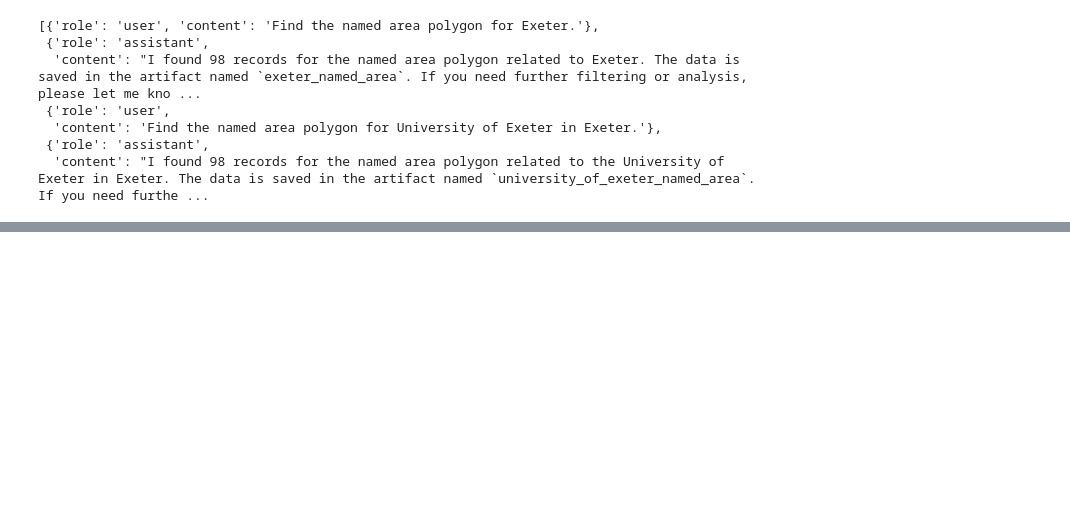
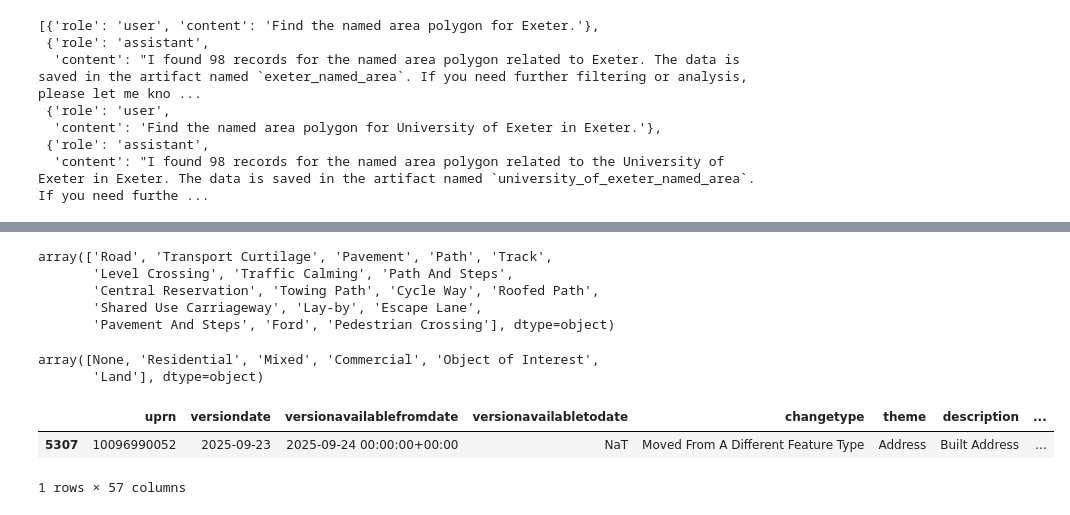
Before and after one commit to arjun8009/a2a_framework, a Jupyter notebook: system_tests.ipynb, the cells around one changed output, grey strips where cells are left out. Saved outputs shown, nothing was run; the diff lists cells and outputs as text; code cells hidden in the pictures; blank space fills up the shorter version.

```diff
--- a/system_tests.ipynb
+++ b/system_tests.ipynb
@@ -2227,0 +2275,21 @@ interaction.messages
+# %%
+gdf_road.description.unique()
+# %% [output]
+array(['Road', 'Transport Curtilage', 'Pavement', 'Path', 'Track',
+       'Level Crossing', 'Traffic Calming', 'Path And Steps',
+       'Central Reservation', 'Towing Path', 'Cycle Way', 'Roofed Path',
+       'Shared Use Carriageway', 'Lay-by', 'Escape Lane',
+       'Pavement And Steps', 'Ford', 'Pedestrian Crossing'], dtype=object)
+# %%
+gdf_road.address_primarydescription.unique()
+# %% [output]
+array([None, 'Residential', 'Mixed', 'Commercial', 'Object of Interest',
+       'Land'], dtype=object)
+# %%
+import joblib
+data = joblib.load(r"artifacts\filtered_university_exeter_address.pkl").data
+data
+# %% [output]
+|  | uprn | versiondate | versionavailablefromdate | versionavailabletodate | changetype | theme | description | ... |
+| 5307 | 10096990052 | 2025-09-23 | 2025-09-24 00:00:00+00:00 | NaT | Moved From A Different Feature Type | Address | Built Address | ... |
+1 rows × 57 columns
```
Also changed, not shown: parts of 4 cells of this notebook, 4 other files.
